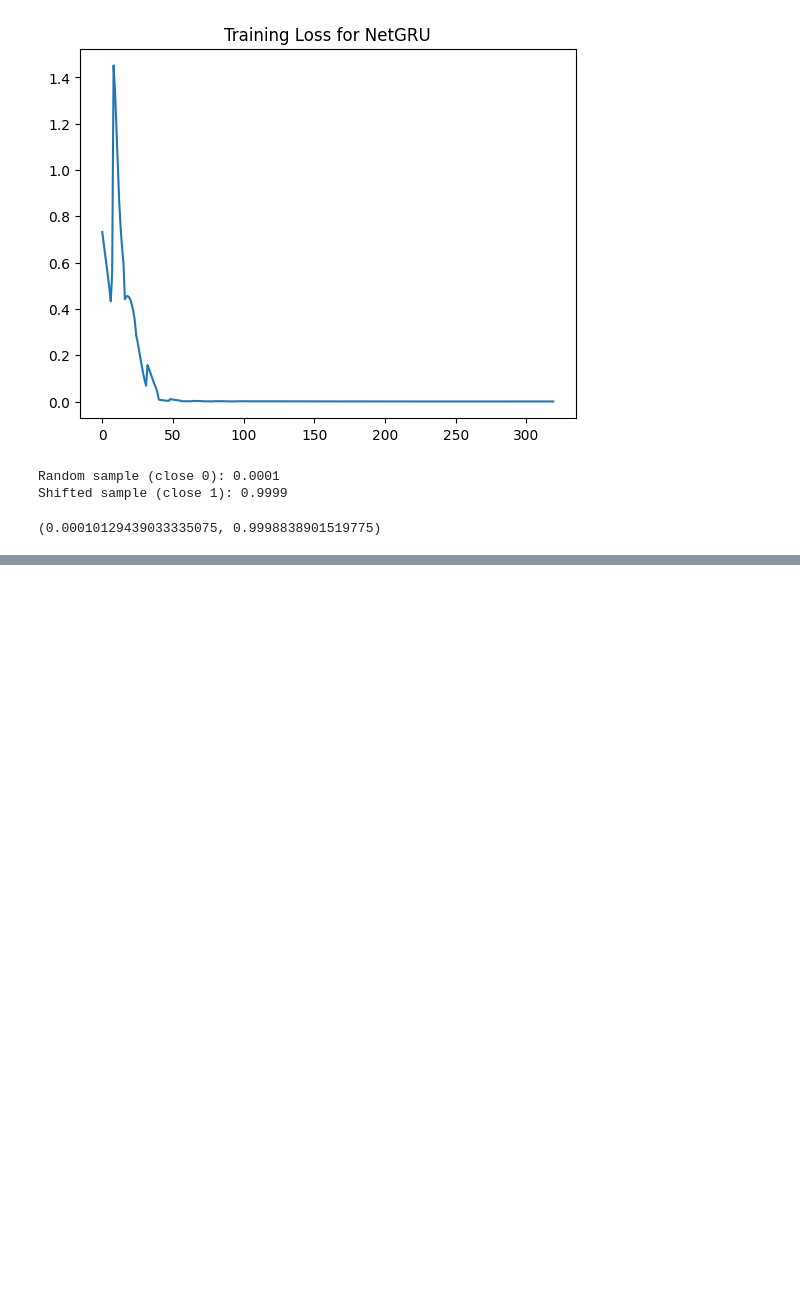
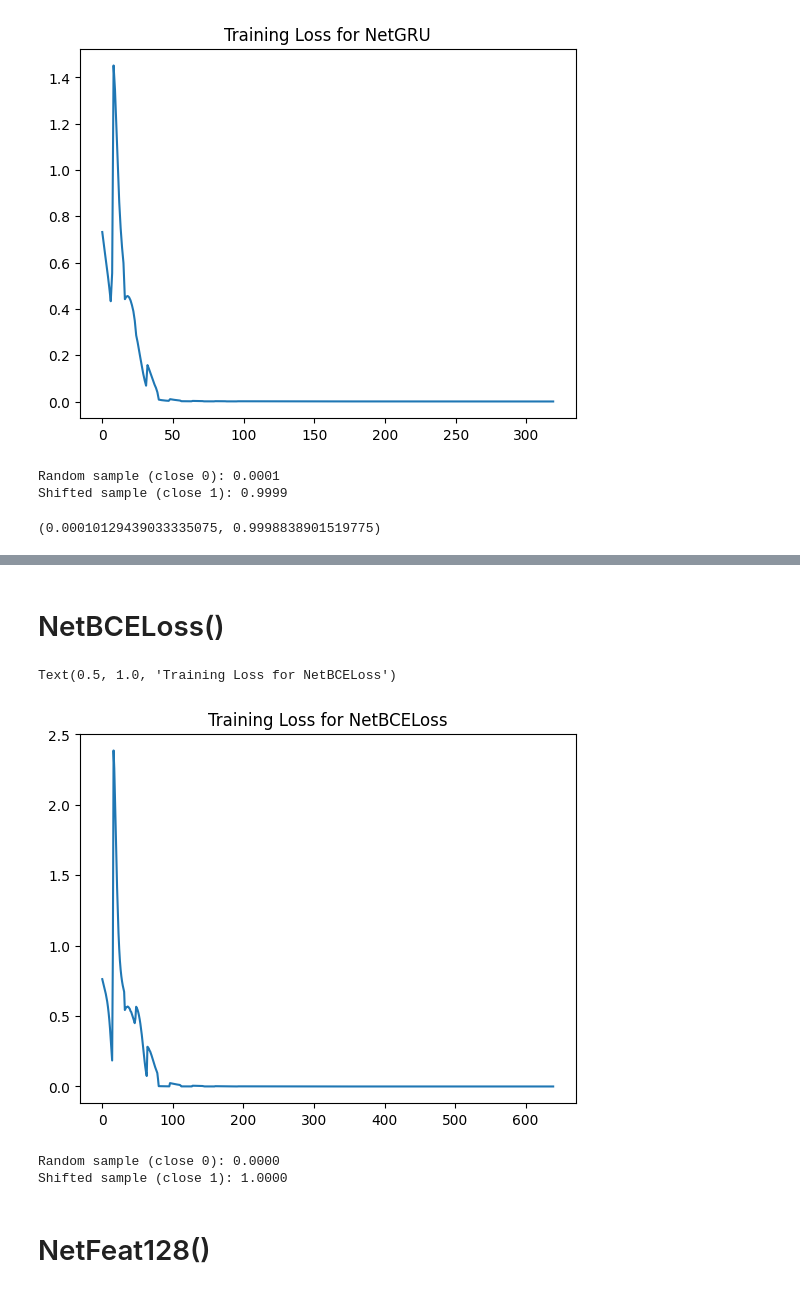
Before and after one commit to fubotz/BMT_2025S, a Jupyter notebook: week5_files/toy_lstm_pytorch_binaryclassifier_BMT2025S_SCHAMBECK_Fabian.ipynb, the cells around one changed output, grey strips where cells are left out. Drawn from its saved outputs; the diff is of its cells as text; code cells hidden in the pictures; blank space fills up the shorter version.

```diff
--- a/week5_files/toy_lstm_pytorch_binaryclassifier_BMT2025S_SCHAMBECK_Fabian.ipynb
+++ b/week5_files/toy_lstm_pytorch_binaryclassifier_BMT2025S_SCHAMBECK_Fabian.ipynb
@@ -545,0 +676,2 @@ Shifted sample (close 1): 0.9999
+# %% [markdown]
+# NetBCELoss()
@@ -545,0 +707,67 @@ Shifted sample (close 1): 0.9999
+# %%
+# === Train NetBCELoss ===
+model = NetBCELoss()
+model = model.to(device)
+
+opt = torch.optim.Adam(model.parameters(), lr=1e-3)
+criterion = nn.BCELoss()        #new loss function
+
+num_epochs = 20
+batch_size = 64
+e_losses = []
+
+#move data to device
+X = X.to(device)
+Y = Y.to(device)
+
+for e in range(num_epochs):
+    model.train()
+    loss_batch = []
+
+    for beg_i in range(0, X.size(0), batch_size):
+        x_batch = X[beg_i:beg_i + batch_size, :]
+        y_batch = Y[beg_i:beg_i + batch_size, :]
+
+        opt.zero_grad()
+
+        #model now returns probabilities directly
+        y_probs = model(x_batch)
+
+        #compute loss
+        loss = criterion(y_probs, y_batch)
+
+        loss.backward()
+        opt.step()
+
+        loss_batch.append(loss.item())
+
+    e_losses += loss_batch
+
+#plot loss over epochs (tracks batch-level losses; NOT epoch-averaged)
+plt.plot(e_losses)
+plt.title('Training Loss for NetBCELoss')
+# %% [output]
+Text(0.5, 1.0, 'Training Loss for NetBCELoss')
+[figure, added]
+# %%
+# === Evaluate NetBCELoss ===
+model.eval()
+
+with torch.no_grad():
+    torch.manual_seed(42)
+    np.random.seed(42)
+
+    #test on random sample (expected label 0)
+    x_t = torch.randn(1, 48, 50).to(device)
+    y_prob = model(x_t)
+    print(f"Random sample (close 0): {y_prob.item():.4f}")
+
+    #test on shifted sample (expected label 1)
+    x_1_t = torch.randn(1, 48, 50).to(device) + 1.5
+    y1_prob = model(x_1_t)
+    print(f"Shifted sample (close 1): {y1_prob.item():.4f}")
+# %% [output]
+Random sample (close 0): 0.0000
+Shifted sample (close 1): 1.0000
+# %% [markdown]
+# NetFeat128()
```
Also changed, not shown: parts of 11 cells of this notebook.
